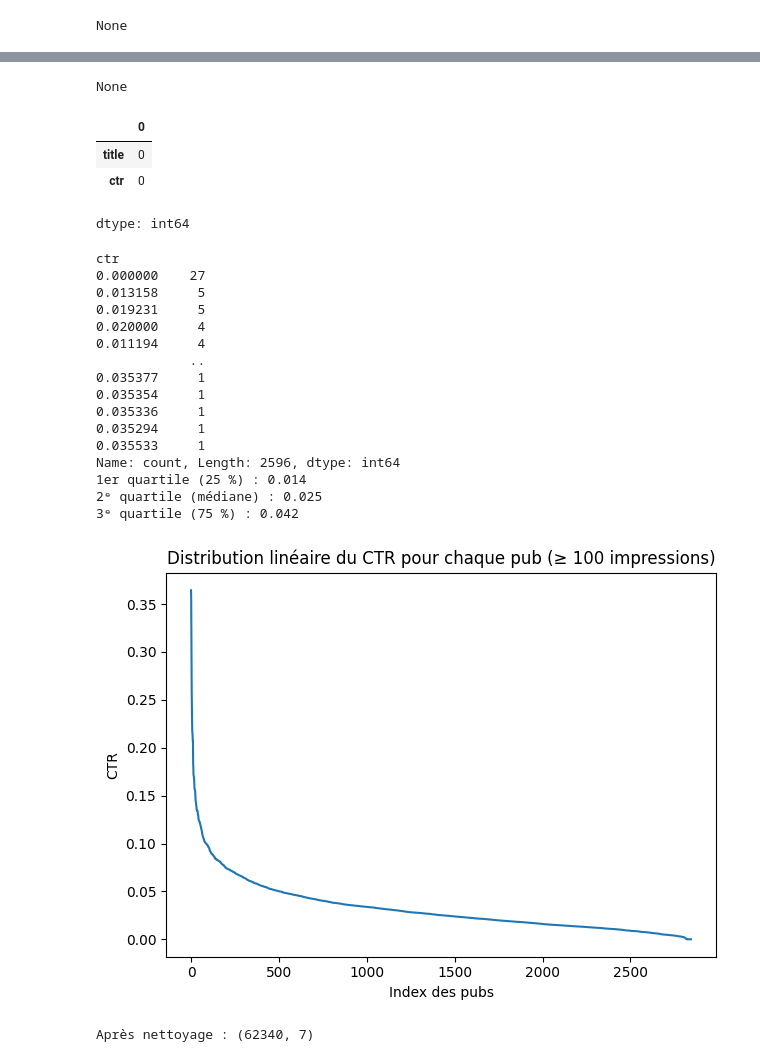
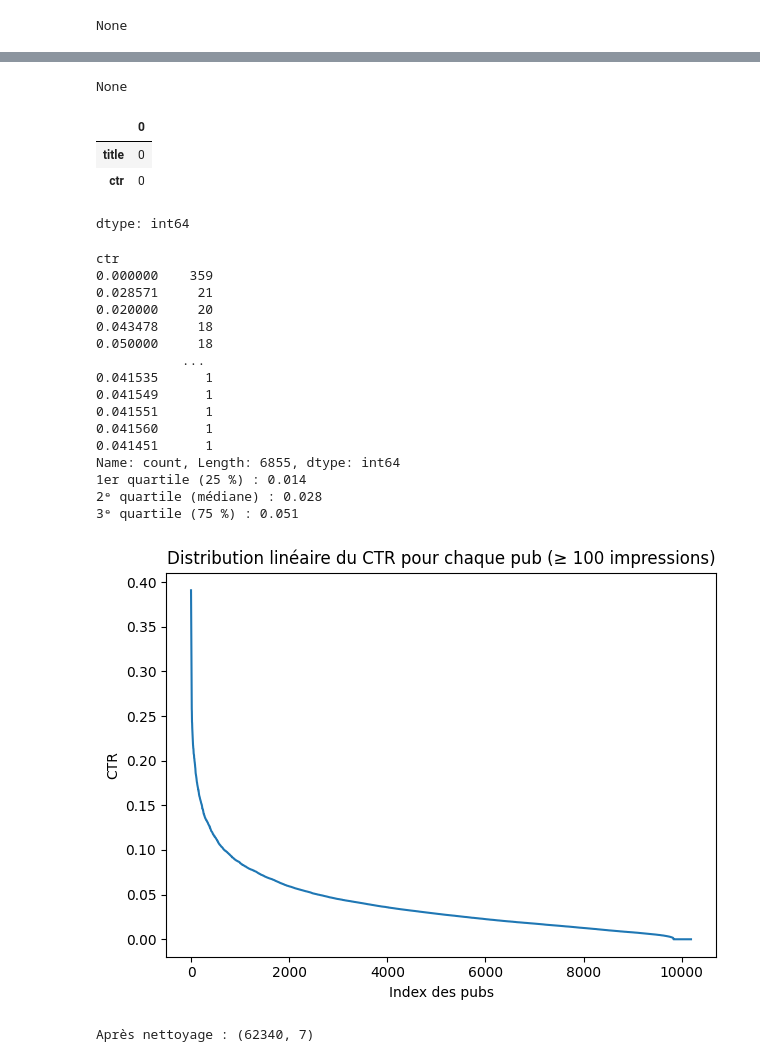
Before and after one commit to alexandre-cameron-borges/ACBorges_Clickscore_SDUDAnalytics, a Jupyter notebook: ACBorges_Clickscore_SDUDAnalytics.ipynb, the cells around one changed output, grey strips where cells are left out. Drawn from its saved outputs; the diff is of its cells as text; code cells hidden in the pictures.

```diff
--- a/ACBorges_Clickscore_SDUDAnalytics.ipynb
+++ b/ACBorges_Clickscore_SDUDAnalytics.ipynb
@@ -549,8 +564,8 @@ memory usage: 1.9+ MB
 None
 # %%
 # 1) Chemin vers fichier webis JSONL & 2) Charger le JSONL
-pathtableclickbait_e = "/content/drive/MyDrive/data/raw/mind/MINDsmall_train/behaviors.tsv"
-pathtableclickbait_e2 = "/content/drive/MyDrive/data/raw/mind/MINDsmall_train/news.tsv"
+pathtableclickbait_e = "/content/drive/MyDrive/data/raw/mind/MINDlarge_train/behaviors.tsv"
+pathtableclickbait_e2 = "/content/drive/MyDrive/data/raw/mind/MINDlarge_train/news.tsv"
 
 tableclickbait_e = pd.read_csv(pathtableclickbait_e, sep='\t', header=None) # header=None to avoid first row as header
 tableclickbait_e2 = pd.read_csv(pathtableclickbait_e2, sep='\t', header=None) # header=None to avoid first row as header
@@ -666,7 +681,7 @@ result_seen_sorted = result_seen.sort_values("ctr", ascending=False).reset_index
 
 
 # À partir de result_seen_sorted trié par CTR
-result_top100 = result_seen_sorted[result_seen_sorted["impressions"] >= 200] \
+result_top100 = result_seen_sorted[result_seen_sorted["impressions"] >= 100] \
                    .reset_index(drop=True)
 
 result_top100 = result_top100[['title', 'ctr']]
@@ -714,25 +729,25 @@ memory usage: 44.6+ KB
 None
 |  | 0 |
 | title | 0 |
 | ctr | 0 |
 dtype: int64
 ctr
-0.000000    27
-0.013158     5
-0.019231     5
-0.020000     4
-0.011194     4
-            ..
-0.035377     1
-0.035354     1
-0.035336     1
-0.035294     1
-0.035533     1
-Name: count, Length: 2596, dtype: int64
+0.000000    359
+0.028571     21
+0.020000     20
+0.043478     18
+0.050000     18
+           ...
+0.041535      1
+0.041549      1
+0.041551      1
+0.041560      1
+0.041451      1
+Name: count, Length: 6855, dtype: int64
 1er quartile (25 %) : 0.014
-2ᵉ quartile (médiane) : 0.025
-3ᵉ quartile (75 %) : 0.042
+2ᵉ quartile (médiane) : 0.028
+3ᵉ quartile (75 %) : 0.051
-[figure, old version]
+[figure, new version]
 # %%
 # Cellule 11: Nettoyage & features simples
 df = tableclickbait_abcdd2.dropna(subset=['Texte']).copy()
```
Also changed, not shown: parts of 15 cells of this notebook.
